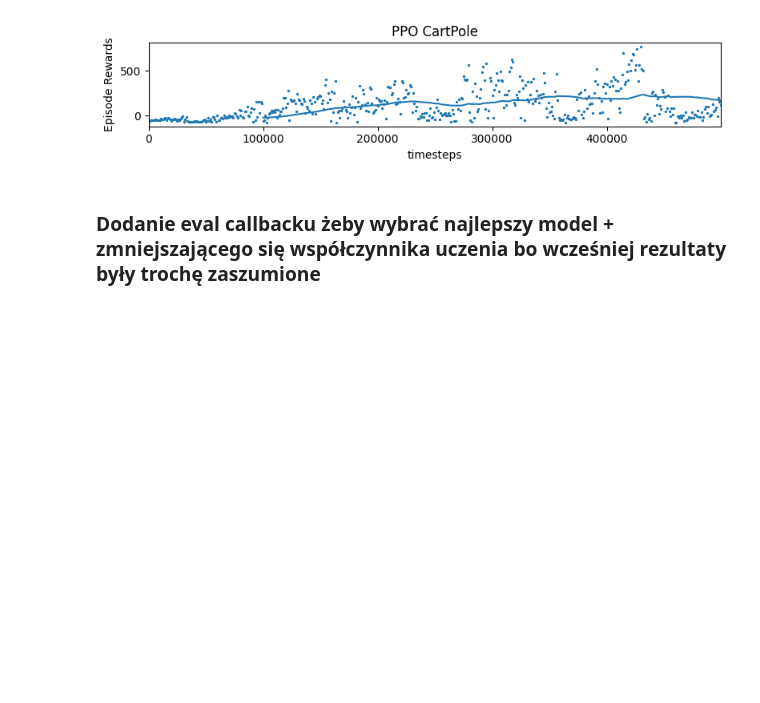
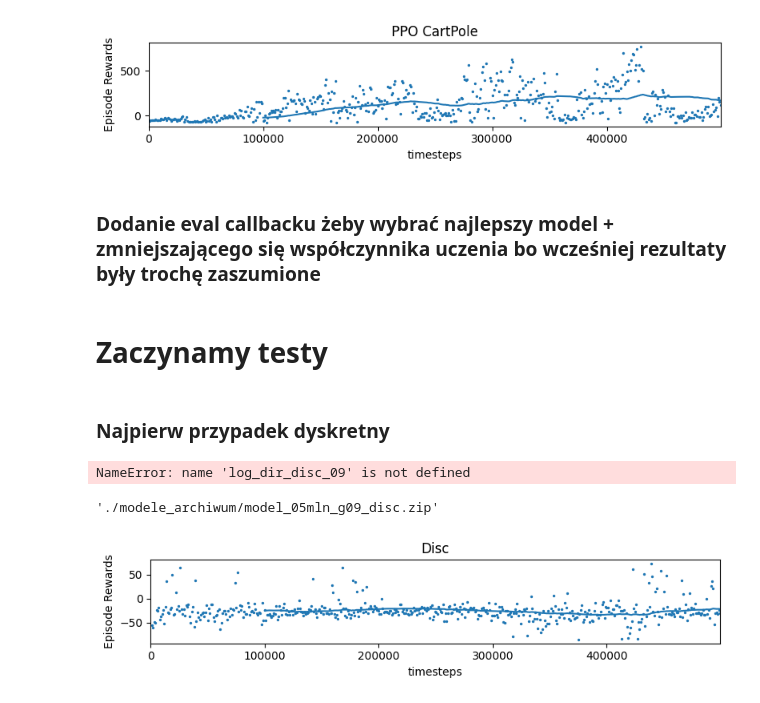
Before and after one commit to KlimaJaroslaw/InteligencjaObliczeniowa, a Jupyter notebook: proj03/proj3.ipynb, the cells around one changed output. Cells and saved outputs as stored; diff of their text form; code cells hidden in the pictures; blank space fills up the shorter version.

```diff
--- a/proj03/proj3.ipynb
+++ b/proj03/proj3.ipynb
@@ -365,3 +368,15 @@ class BestRewardLogger(BaseCallback):
         print(f"Krok treningowy: {self.num_timesteps}")
         print("="*30 + "\n")
         return True
+# %%
+import shutil
+import os
+
+source = "./logs/best_model/best_model.zip"
+log_source = "./logs/monitor.csv"
+log_dir_cont_09 = "./logs/cont_09"
+log_dir_cont_99 = "./logs/cont_99"
+log_dir_cont_999 = "./logs/cont_999"
+log_dir_cont_A2C = "./logs/cont_A2C"
+log_dir_cont_DQN = "./logs/cont_DQN"
+log_dir_disc_09 = "./logs/disc_09"
@@ -367,0 +415,38 @@ class BestRewardLogger(BaseCallback):
+# %% [markdown]
+# Zaczynamy testy
+# %% [markdown]
+### Najpierw przypadek dyskretny
+# %%
+env_car = gym.make("CarRacing-v3",render_mode="rgb_array",continuous=False)
+env_car = Monitor(env_car,log_dir_disc_09)
+env_car = DummyVecEnv([lambda: env_car])
+env_car = VecFrameStack(env_car, n_stack=4)
+
+eval_env = gym.make("CarRacing-v3",render_mode="rgb_array",continuous=False)
+eval_env = Monitor(eval_env)
+eval_env = DummyVecEnv([lambda: eval_env])
+eval_env = VecFrameStack(eval_env, n_stack=4)
+eval_callback = EvalCallback(
+    eval_env,
+    best_model_save_path="./logs/best_model/",
+    log_path="./logs/results/",
+    eval_freq=10000,
+    deterministic=True,
+    n_eval_episodes=10,
+    render=False,
+    verbose=1,
+    callback_on_new_best=BestRewardLogger()
+)
+model_car = PPO("CnnPolicy",env_car,verbose=1,gamma=0.9)
+model_car.learn(total_timesteps=500_000,callback=eval_callback)
+# %% [output]
+NameError: name 'log_dir_disc_09' is not defined
+# %%
+shutil.copy(source, "./modele_archiwum/model_05mln_g09_disc.zip")
+# %% [output]
+'./modele_archiwum/model_05mln_g09_disc.zip'
+# %%
+plot_results([log_dir_disc_09], 500_000, results_plotter.X_TIMESTEPS, "Disc")
+plt.show()
+# %% [output]
+[figure, added]
```
Also changed, not shown: parts of 30 cells of this notebook, 5 other files.
